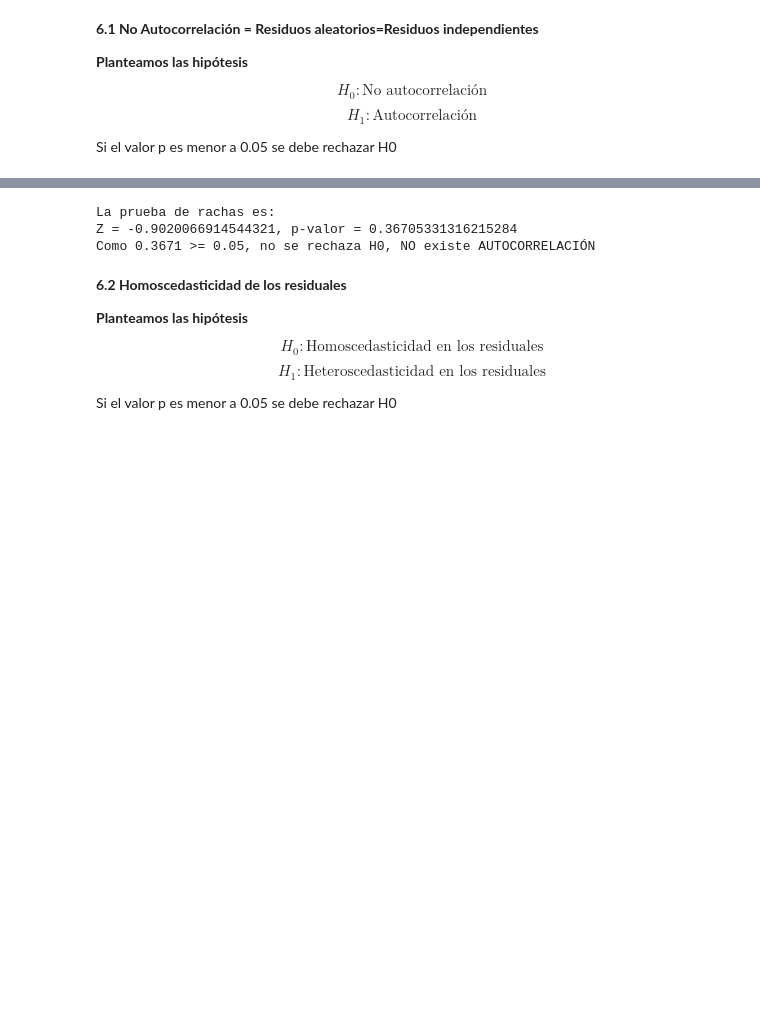
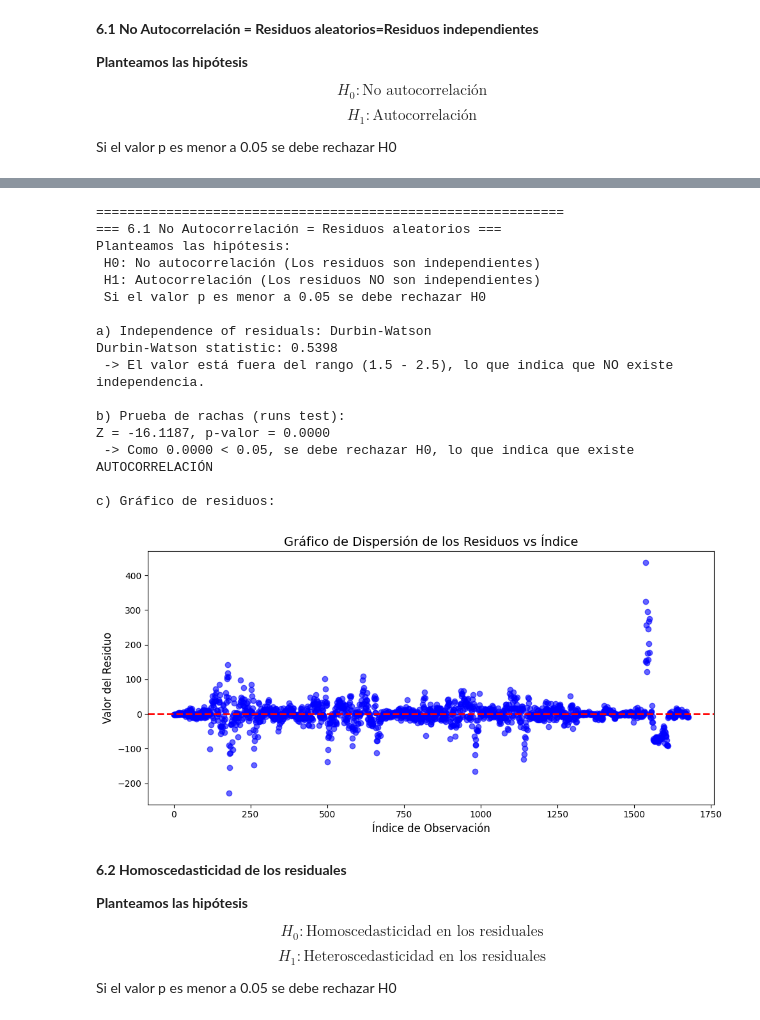
Before and after one commit to diegoVasquez600/Statistics_for_Analytics, a Jupyter notebook: ANOVA_est_IUPB_Diego_Rios_Vasquez_Juan_David_Perez.ipynb, the cells around one changed output, grey strips where cells are left out. Saved outputs shown, nothing was run; the diff lists cells and outputs as text; code cells hidden in the pictures; blank space fills up the shorter version.

```diff
--- a/ANOVA_est_IUPB_Diego_Rios_Vasquez_Juan_David_Perez.ipynb
+++ b/ANOVA_est_IUPB_Diego_Rios_Vasquez_Juan_David_Perez.ipynb
@@ -261,17 +318,58 @@ plt.show()
-# %%
-# Prueba de rachas (runs test)
-z_stat, p_value = runstest_1samp(residuos)
-
-print(f"La prueba de rachas es:\nZ = {z_stat}, p-valor = {p_value}")
-
-if p_value < 0.05:
-    print(f"Como {p_value:.4f} < 0.05, se debe rechazar H0, lo que indica que existe AUTOCORRELACIÓN")
-else:
-    print(f"Como {p_value:.4f} >= 0.05, no se rechaza H0, NO existe AUTOCORRELACIÓN")
-# %% [output]
-La prueba de rachas es:
-Z = -0.9020066914544321, p-valor = 0.36705331316215284
-Como 0.3671 >= 0.05, no se rechaza H0, NO existe AUTOCORRELACIÓN
+# %%
+#El gráfico de residuos
+# Calculamos los residuos del modelo una sola vez
+residuos = modelo_anova.resid
+
+print("="*60)
+print("=== 6.1 No Autocorrelación = Residuos aleatorios ===")
+print("Planteamos las hipótesis:")
+print(" H0: No autocorrelación (Los residuos son independientes)")
+print(" H1: Autocorrelación (Los residuos NO son independientes)")
+print(" Si el valor p es menor a 0.05 se debe rechazar H0\n")
+
+print("a) Independence of residuals: Durbin-Watson")
+dw_stat = durbin_watson(residuos)
+print(f"Durbin-Watson statistic: {dw_stat:.4f}")
+if 1.5 < dw_stat < 2.5:
+    print(" -> El valor está entre 1.5 y 2.5, lo que indica que SÍ existe independencia en los residuos.")
+else:
+    print(" -> El valor está fuera del rango (1.5 - 2.5), lo que indica que NO existe independencia.")
+
+print("\nb) Prueba de rachas (runs test):")
+z_stat, p_value_runs = runstest_1samp(residuos)
+print(f"Z = {z_stat:.4f}, p-valor = {p_value_runs:.4f}")
+if p_value_runs < 0.05:
+    print(f" -> Como {p_value_runs:.4f} < 0.05, se debe rechazar H0, lo que indica que existe AUTOCORRELACIÓN")
+else:
+    print(f" -> Como {p_value_runs:.4f} >= 0.05, no se rechaza H0, NO existe AUTOCORRELACIÓN")
+
+print("\nc) Gráfico de residuos:")
+plt.figure(figsize=(10, 5))
+plt.scatter(range(len(residuos)), residuos, color='blue', alpha=0.6)
+plt.axhline(0, color='red', linestyle='--', linewidth=2)
+plt.title("Gráfico de Dispersión de los Residuos vs Índice", fontsize=14)
+plt.xlabel("Índice de Observación", fontsize=12)
+plt.ylabel("Valor del Residuo", fontsize=12)
+plt.tight_layout()
+plt.show()
+# %% [output]
+============================================================
+=== 6.1 No Autocorrelación = Residuos aleatorios ===
+Planteamos las hipótesis:
+ H0: No autocorrelación (Los residuos son independientes)
+ H1: Autocorrelación (Los residuos NO son independientes)
+ Si el valor p es menor a 0.05 se debe rechazar H0
+
+a) Independence of residuals: Durbin-Watson
+Durbin-Watson statistic: 0.5398
+ -> El valor está fuera del rango (1.5 - 2.5), lo que indica que NO existe independencia.
+
+b) Prueba de rachas (runs test):
+Z = -16.1187, p-valor = 0.0000
+ -> Como 0.0000 < 0.05, se debe rechazar H0, lo que indica que existe AUTOCORRELACIÓN
+
+c) Gráfico de residuos:
+[figure, added]
 # %% [markdown]
 **6.2 Homoscedasticidad de los residuales**
 
```
Also changed, not shown: parts of 22 cells of this notebook.
